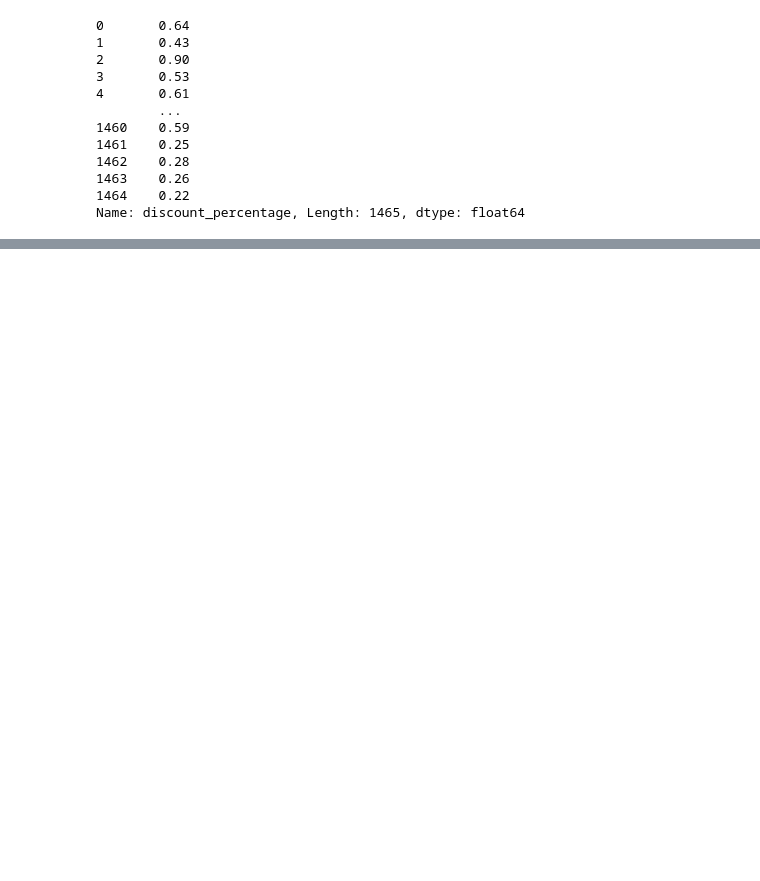
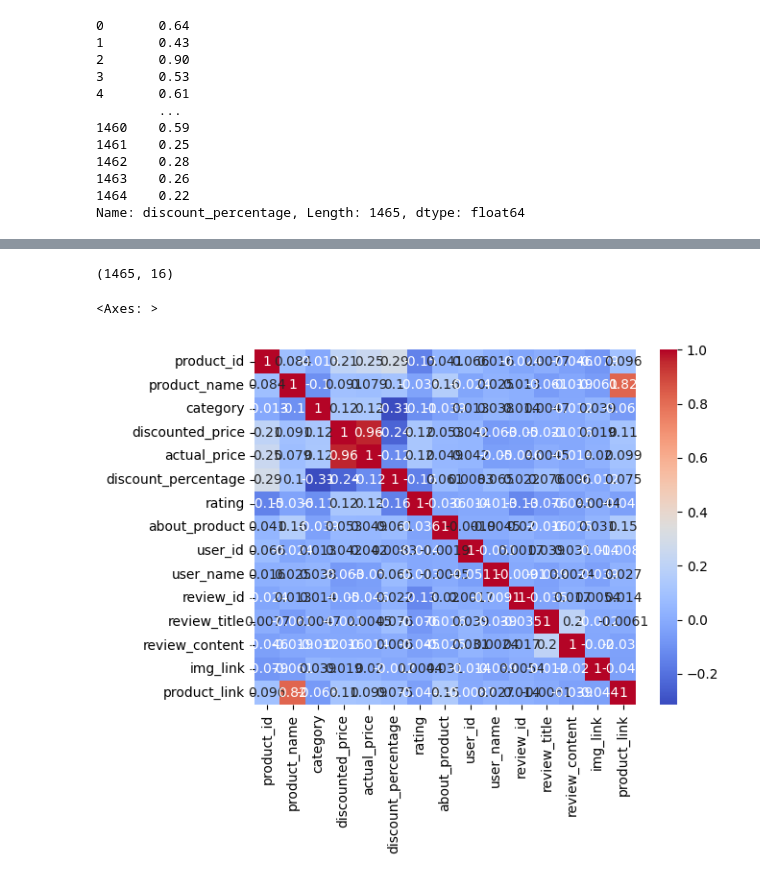
Before and after one commit to Subash-d/ML-Basics, a Jupyter notebook: amazon_EDA.ipynb, the cells around one changed output, grey strips where cells are left out. Drawn from its saved outputs; the diff is of its cells as text; code cells hidden in the pictures; blank space fills up the shorter version.

Commit message:
Implement feature X to enhance user experience and optimize performance

```diff
--- a/amazon_EDA.ipynb
+++ b/amazon_EDA.ipynb
@@ -108,3 +108,18 @@ df['discount_percentage']
 1463    0.26
 1464    0.22
 Name: discount_percentage, Length: 1465, dtype: float64
+# %%
+from sklearn.preprocessing import LabelEncoder
+
+le = LabelEncoder()
+df['product_id'] = le.fit_transform(df['product_id'])
+df['product_name'] = le.fit_transform(df['product_name'])
+df['category'] = le.fit_transform(df['category'])
+df['about_product'] = le.fit_transform(df['about_product'])
+df['user_name'] = le.fit_transform(df['user_name'])
+df['user_id'] = le.fit_transform(df['user_id'])
+df['review_id'] = le.fit_transform(df['review_id'])
+df['review_title'] = le.fit_transform(df['review_title'])
+df['review_content'] = le.fit_transform(df['review_content'])
+df['img_link'] = le.fit_transform(df['img_link'])
+df['product_link'] = le.fit_transform(df['product_link'])
@@ -110,0 +142,17 @@ Name: discount_percentage, Length: 1465, dtype: float64
+# %%
+df['rating_count'] = df['rating_count'].str.replace(',', '')
+df['rating_count'] = df['rating_count'].astype(float)
+# %%
+df['rating'] = df['rating'].fillna(df.rating.mean())
+df['rating_count'] =df['rating_count'].fillna(df['rating_count'].median)
+# %%
+correleation = df.corr(numeric_only=True)
+# %%
+df.shape
+# %% [output]
+(1465, 16)
+# %%
+sns.heatmap(correleation,annot = True, cmap = 'coolwarm')
+# %% [output]
+<Axes: >
+[figure, added]
```
Also changed, not shown: parts of 1 cell of this notebook.
